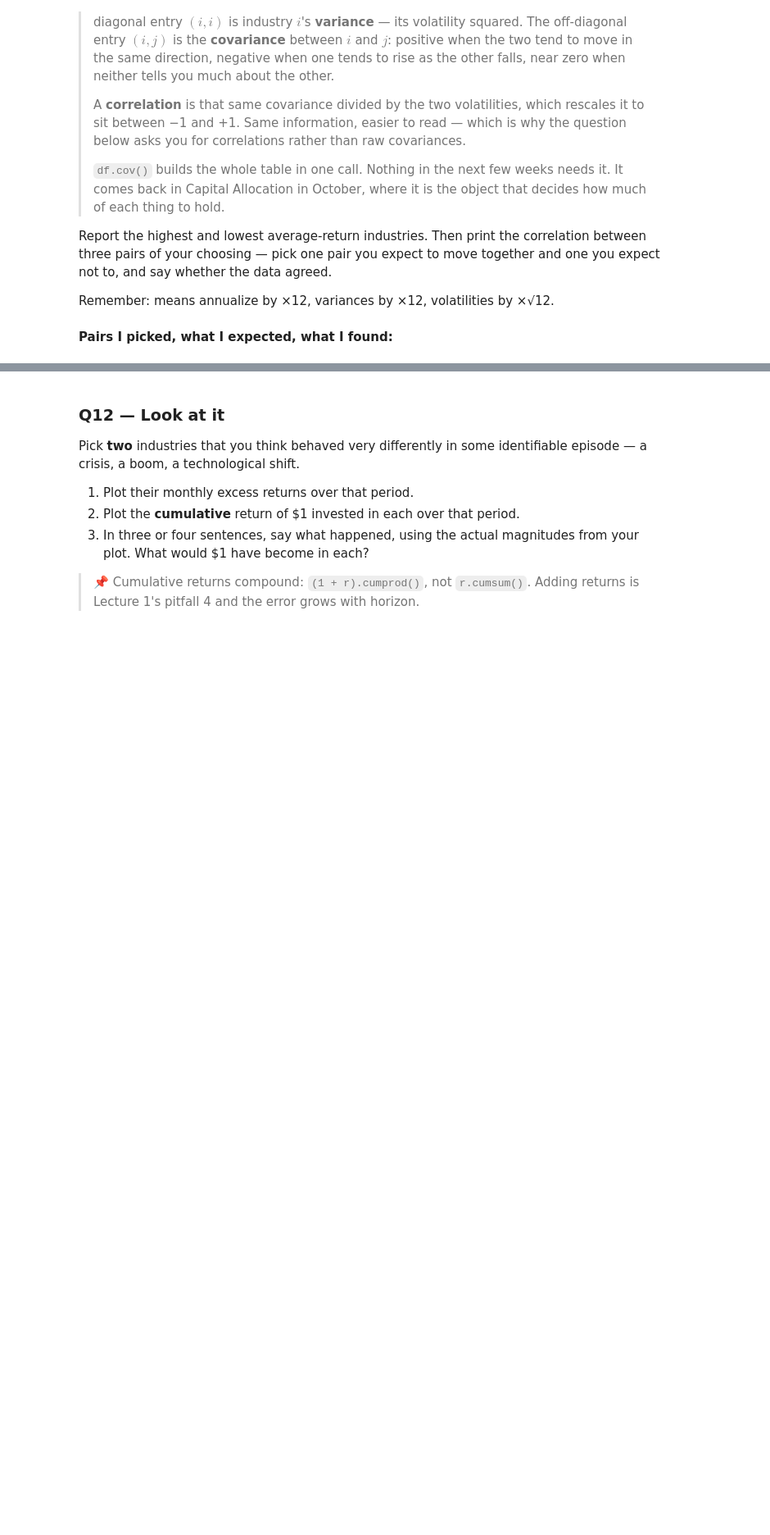
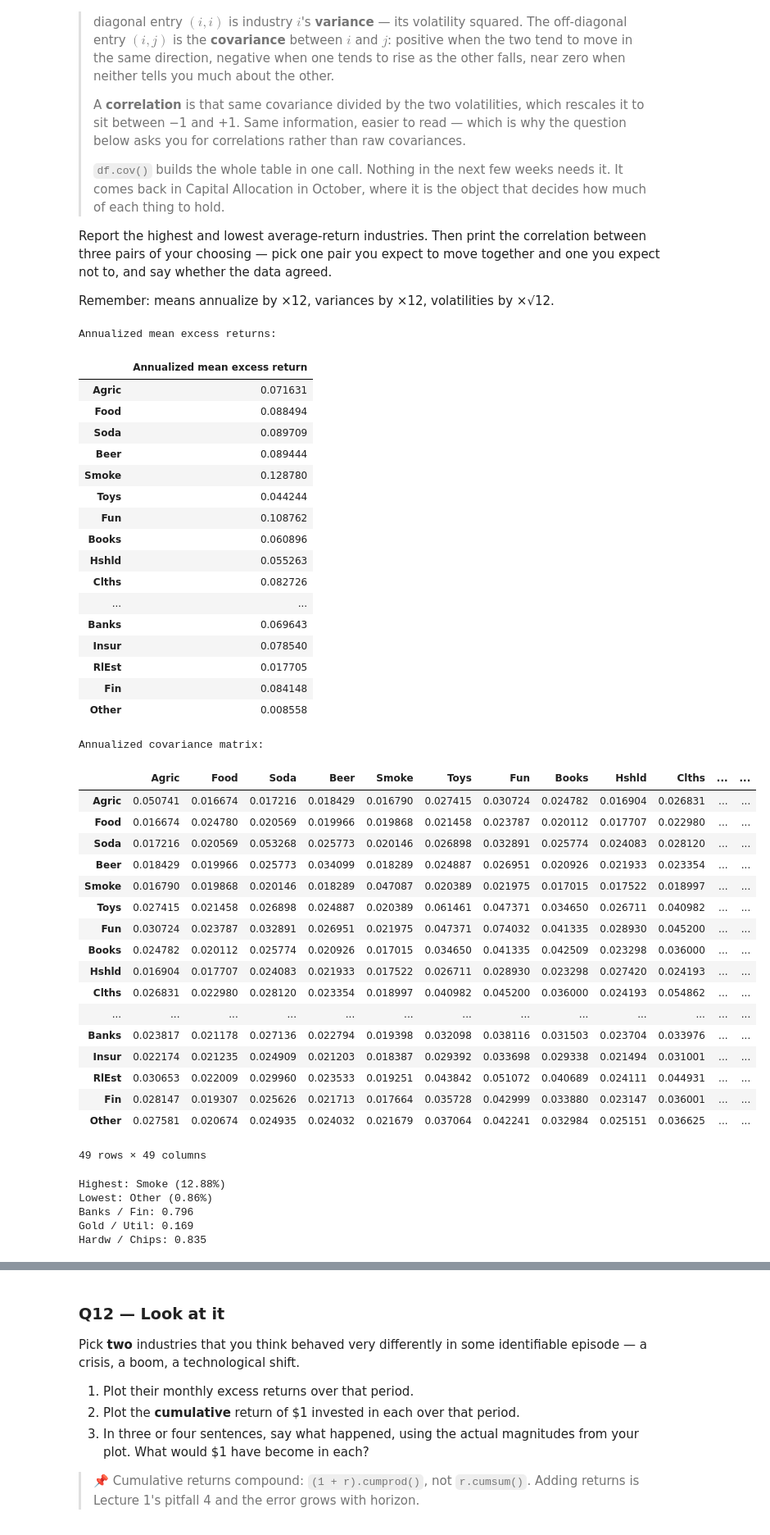
Before and after one commit to huangfu0411/harry-s-respository, a Jupyter notebook: chapters/Assignments/A1_Python_and_Pandas_AI.ipynb, the cells around one changed output, grey strips where cells are left out. Shown at 82% size. Cells and saved outputs as stored; diff of their text form; code cells hidden in the pictures; blank space fills up the shorter version.

```diff
--- a/chapters/Assignments/A1_Python_and_Pandas_AI.ipynb
+++ b/chapters/Assignments/A1_Python_and_Pandas_AI.ipynb
@@ -375,2 +469,70 @@ Remember: means annualize by ×12, variances by ×12, volatilities by ×√12.
-# %% [markdown]
-**Pairs I picked, what I expected, what I found:**
+# %%
+# your code here
+# Annualized mean excess returns and covariance matrix
+ERe = inde_complete.mean() * 12
+CovRe = inde_complete.cov() * 12
+
+print("Annualized mean excess returns:")
+display(ERe.to_frame("Annualized mean excess return"))
+
+print("Annualized covariance matrix:")
+display(CovRe)
+
+# Highest and lowest annualized mean excess returns
+print(f"Highest: {ERe.idxmax()} ({ERe.max():.2%})")
+print(f"Lowest: {ERe.idxmin()} ({ERe.min():.2%})")
+
+# Correlations for three industry pairs
+pairs = [
+    ("Banks", "Fin"),
+    ("Gold", "Util"),
+    ("Hardw", "Chips")
+]
+
+corr = inde_complete.corr()
+
+for a, b in pairs:
+    print(f"{a} / {b}: {corr.loc[a, b]:.3f}")
+# %% [output]
+Annualized mean excess returns:
+|  | Annualized mean excess return |
+| Agric | 0.071631 |
+| Food | 0.088494 |
+| Soda | 0.089709 |
+| Beer | 0.089444 |
+| Smoke | 0.128780 |
+| Toys | 0.044244 |
+| Fun | 0.108762 |
+| Books | 0.060896 |
+| Hshld | 0.055263 |
+| Clths | 0.082726 |
+| ... | ... |
+| Banks | 0.069643 |
+| Insur | 0.078540 |
+| RlEst | 0.017705 |
+| Fin | 0.084148 |
+| Other | 0.008558 |
+Annualized covariance matrix:
+|  | Agric | Food | Soda | Beer | Smoke | Toys | Fun | Books | Hshld | Clths | ... | ... |
+| Agric | 0.050741 | 0.016674 | 0.017216 | 0.018429 | 0.016790 | 0.027415 | 0.030724 | 0.024782 | 0.016904 | 0.026831 | ... | ... |
+| Food | 0.016674 | 0.024780 | 0.020569 | 0.019966 | 0.019868 | 0.021458 | 0.023787 | 0.020112 | 0.017707 | 0.022980 | ... | ... |
+| Soda | 0.017216 | 0.020569 | 0.053268 | 0.025773 | 0.020146 | 0.026898 | 0.032891 | 0.025774 | 0.024083 | 0.028120 | ... | ... |
+| Beer | 0.018429 | 0.019966 | 0.025773 | 0.034099 | 0.018289 | 0.024887 | 0.026951 | 0.020926 | 0.021933 | 0.023354 | ... | ... |
+| Smoke | 0.016790 | 0.019868 | 0.020146 | 0.018289 | 0.047087 | 0.020389 | 0.021975 | 0.017015 | 0.017522 | 0.018997 | ... | ... |
+| Toys | 0.027415 | 0.021458 | 0.026898 | 0.024887 | 0.020389 | 0.061461 | 0.047371 | 0.034650 | 0.026711 | 0.040982 | ... | ... |
+| Fun | 0.030724 | 0.023787 | 0.032891 | 0.026951 | 0.021975 | 0.047371 | 0.074032 | 0.041335 | 0.028930 | 0.045200 | ... | ... |
+| Books | 0.024782 | 0.020112 | 0.025774 | 0.020926 | 0.017015 | 0.034650 | 0.041335 | 0.042509 | 0.023298 | 0.036000 | ... | ... |
+| Hshld | 0.016904 | 0.017707 | 0.024083 | 0.021933 | 0.017522 | 0.026711 | 0.028930 | 0.023298 | 0.027420 | 0.024193 | ... | ... |
+| Clths | 0.026831 | 0.022980 | 0.028120 | 0.023354 | 0.018997 | 0.040982 | 0.045200 | 0.036000 | 0.024193 | 0.054862 | ... | ... |
+| ... | ... | ... | ... | ... | ... | ... | ... | ... | ... | ... | ... | ... |
+| Banks | 0.023817 | 0.021178 | 0.027136 | 0.022794 | 0.019398 | 0.032098 | 0.038116 | 0.031503 | 0.023704 | 0.033976 | ... | ... |
+| Insur | 0.022174 | 0.021235 | 0.024909 | 0.021203 | 0.018387 | 0.029392 | 0.033698 | 0.029338 | 0.021494 | 0.031001 | ... | ... |
+| RlEst | 0.030653 | 0.022009 | 0.029960 | 0.023533 | 0.019251 | 0.043842 | 0.051072 | 0.040689 | 0.024111 | 0.044931 | ... | ... |
+| Fin | 0.028147 | 0.019307 | 0.025626 | 0.021713 | 0.017664 | 0.035728 | 0.042999 | 0.033880 | 0.023147 | 0.036001 | ... | ... |
+| Other | 0.027581 | 0.020674 | 0.024935 | 0.024032 | 0.021679 | 0.037064 | 0.042241 | 0.032984 | 0.025151 | 0.036625 | ... | ... |
+49 rows × 49 columns
+Highest: Smoke (12.88%)
+Lowest: Other (0.86%)
+Banks / Fin: 0.796
+Gold / Util: 0.169
+Hardw / Chips: 0.835
```
Also changed, not shown: parts of 19 cells of this notebook.
